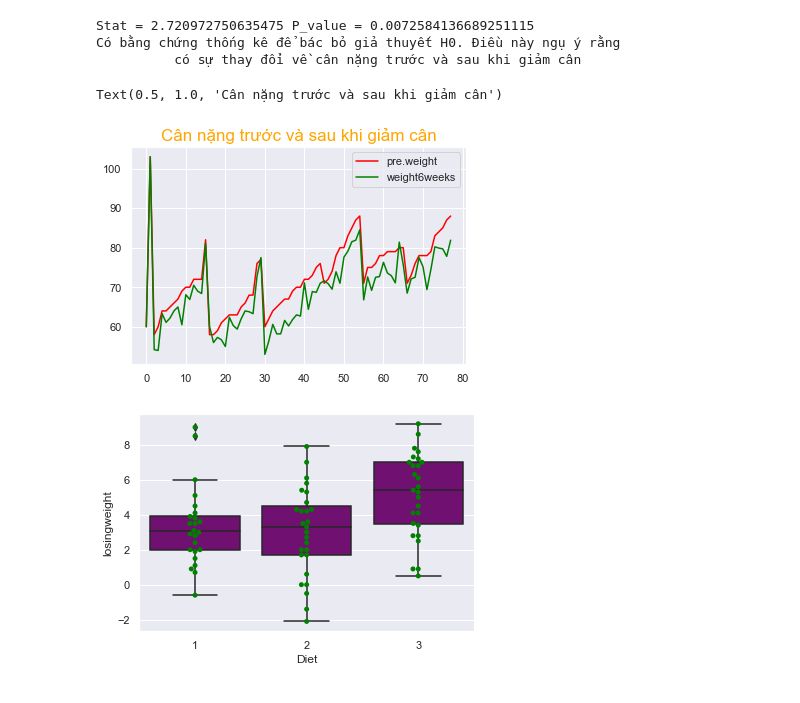
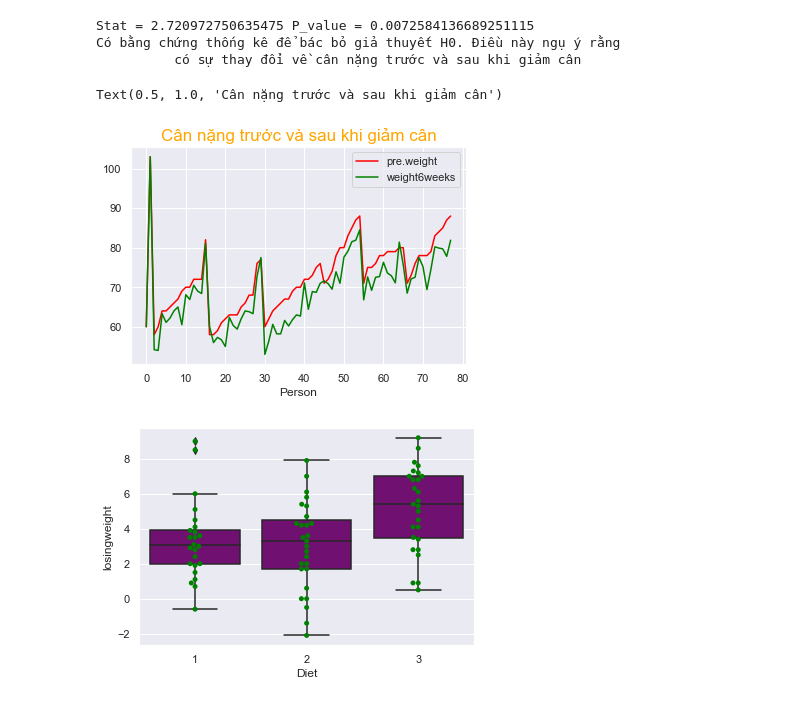
Before and after one commit to lethingoctham/PTDL_Python_Do_an, a Jupyter notebook: thong_ke_suy_dien.ipynb, the cells around one changed output. Drawn from its saved outputs; the diff is of its cells as text; code cells hidden in the pictures.

```diff
--- a/thong_ke_suy_dien.ipynb
+++ b/thong_ke_suy_dien.ipynb
@@ -64,10 +64,11 @@ Có bằng chứng thống kê để bác bỏ giả thuyết H0. Điều này n
 # %%
 sns.set()
 df[['pre.weight', 'weight6weeks']].plot(color = ['red', 'green'])
+plt.xlabel('Person')
 plt.title('Cân nặng trước và sau khi giảm cân', fontsize = 17, color = 'orange')
 # %% [output]
 Text(0.5, 1.0, 'Cân nặng trước và sau khi giảm cân')
-[figure, old version]
+[figure, new version]
 # %%
 sns.boxplot(x='Diet',y='losingweight',data = df_diet_losing, color='purple')
 sns.swarmplot(x='Diet',y='losingweight', data = df_diet_losing, color='green')
```
Also changed, not shown: parts of 1 cell of this notebook.
